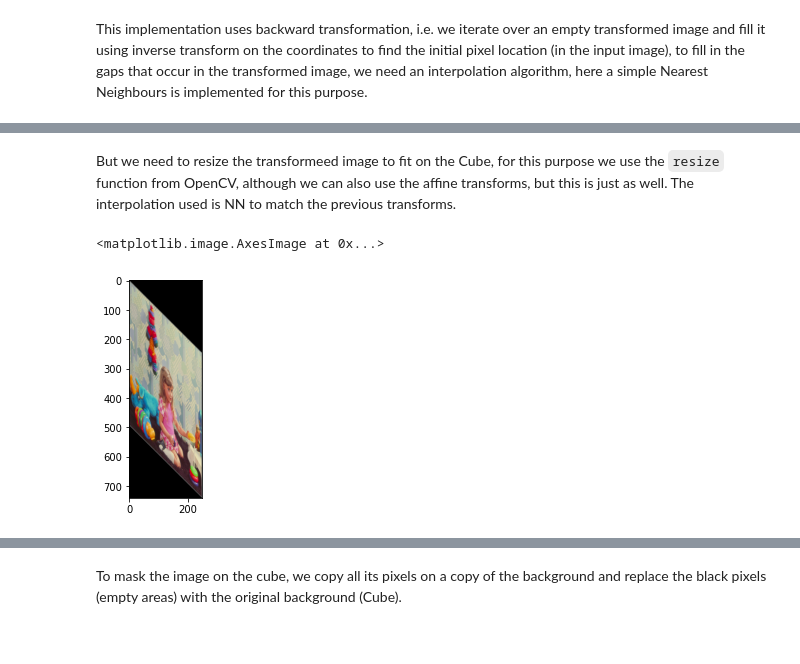
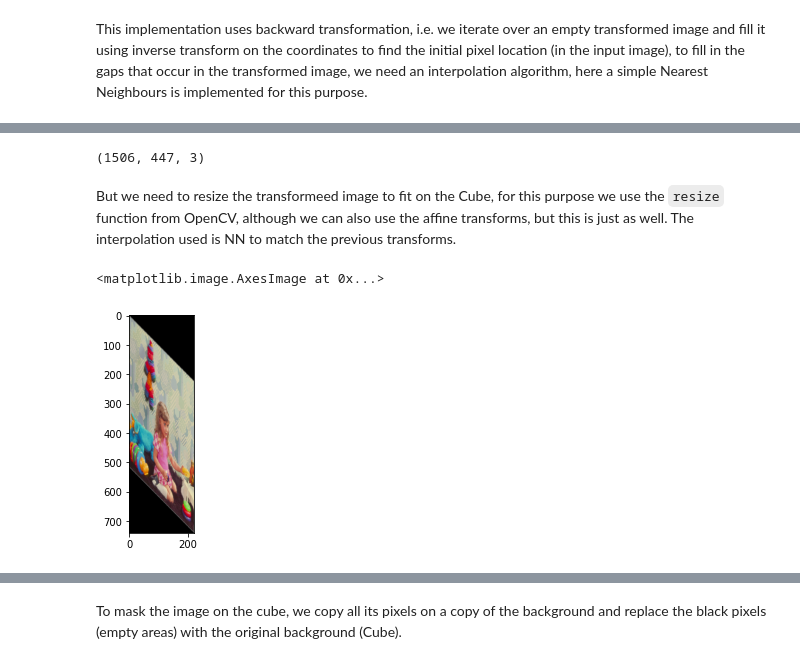
Before and after one commit to Af4rinz/CV-Codelets, a Jupyter notebook: Cube_Transform.ipynb, the cells around one changed output, grey strips where cells are left out. Cells and saved outputs as stored; diff of their text form; code cells hidden in the pictures.

```diff
--- a/Cube_Transform.ipynb
+++ b/Cube_Transform.ipynb
@@ -122,11 +123,13 @@ def affine_transform (img, r, c, T):
       transformed[i, j,:] = nearest_neighbours(i, j, img, T_inv)
   return transformed
 # %%
-T = np.array([[2, 1, 0],
+T = np.array([[2, 0.95, 0],
               [0, 1, 0],
               [0, 0, 1]])
-girl_transformed = np.zeros((1536, 512, 3), dtype=np.uint8)
-girl_transformed = affine_transform(girl_img, 1536, 512, T)
+# calculate output size
+out_shape = (np.ceil(np.array([lena_img.shape[0], lena_img.shape[1], 1]) @ T.transpose())) .astype(int)
+girl_transformed = np.zeros((out_shape[0], out_shape[1], 3), dtype=np.uint8)
+girl_transformed = affine_transform(girl_img, out_shape[0], out_shape[1], T)
 plt.figure(figsize=(5,5))
 plt.imshow(girl_transformed)
 # %% [output]
@@ -134,0 +140,10 @@ plt.imshow(girl_transformed)
+# %%
+import math as m
+T = np.array([[m.cos(m.radians(2.5)), m.sin(m.radians(2.5)), 0],
+              [-m.sin(m.radians(2.5)), m.cos(m.radians(2.5)), 0],
+              [0, 0, 1]])
+out_shape = (np.ceil(np.array([girl_transformed.shape[0], girl_transformed.shape[1], 1]) @ T.transpose())).astype(int)
+girl_transformed2 = np.zeros((out_shape[0], out_shape[1], 3), dtype=np.uint8)
+girl_transformed2 = affine_transform(girl_transformed, out_shape[0], out_shape[1], T)
+plt.figure(figsize=(5,5))
+plt.imshow(girl_transformed2)
@@ -135,10 +152,14 @@ plt.imshow(girl_transformed)
+# %%
+girl_transformed2.shape
+# %% [output]
+(1506, 447, 3)
 # %% [markdown]
 But we need to resize the transformeed image to fit on the Cube, for this purpose we use the `resize` function from OpenCV, although we can also use the affine transforms, but this is just as well.
 The interpolation used is NN to match the previous transforms.
 # %%
 import cv2
-girl_scaled = cv2.resize(girl_transformed, (242, 726), cv2.INTER_NEAREST)
+girl_scaled = cv2.resize(girl_transformed2, (220, 741), cv2.INTER_NEAREST)
 plt.imshow(girl_scaled)
 # %% [output]
 <matplotlib.image.AxesImage at 0x...>
-[figure, old version]
+[figure, new version]
```
Also changed, not shown: parts of 16 cells of this notebook.
